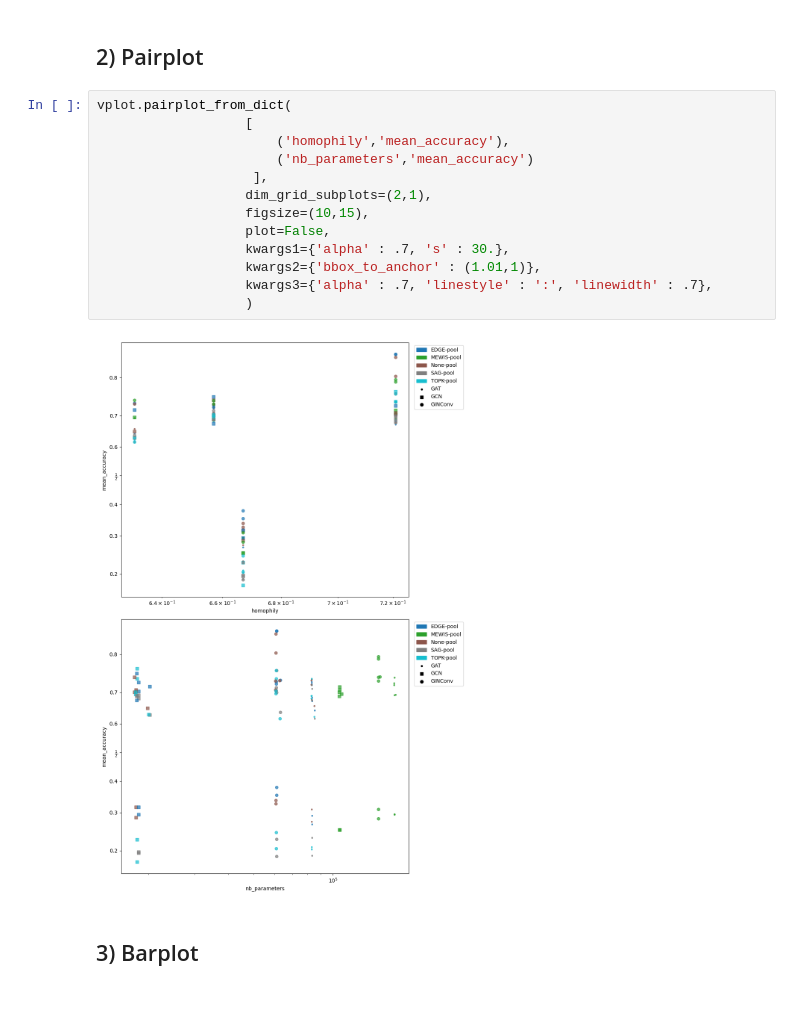
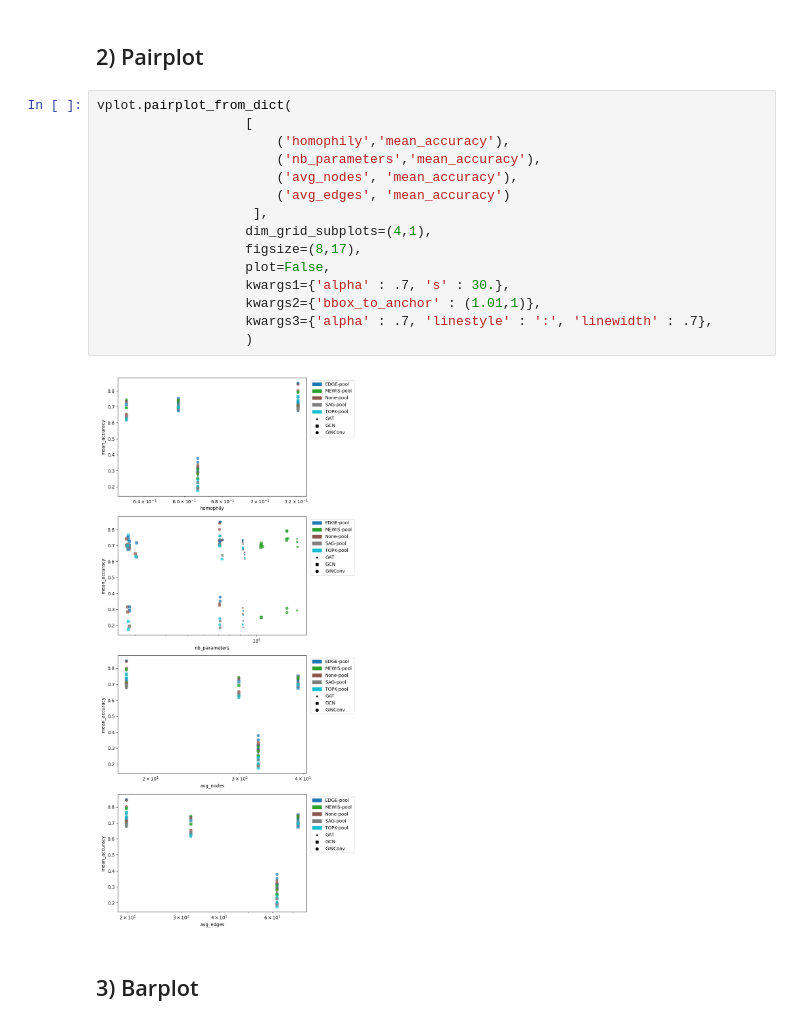
Before and after one commit to AntoineTSP/ML_research_seminar, a Jupyter notebook: Visualisation/Resultats_graphiques_GNN.ipynb, the cells around one changed output. Saved outputs shown, nothing was run; the diff lists cells and outputs as text.

Commit message:
Adding the average number of nodes and edges

```diff
--- a/Visualisation/Resultats_graphiques_GNN.ipynb
+++ b/Visualisation/Resultats_graphiques_GNN.ipynb
@@ -19,18 +19,20 @@ vplot.plot_from_dict(alpha=.7);
 # %%
 vplot.pairplot_from_dict(
                    [
                        ('homophily','mean_accuracy'),
-                       ('nb_parameters','mean_accuracy')
+                       ('nb_parameters','mean_accuracy'),
+                       ('avg_nodes', 'mean_accuracy'),
+                       ('avg_edges', 'mean_accuracy')
                     ],
-                   dim_grid_subplots=(2,1),
-                   figsize=(10,15),
+                   dim_grid_subplots=(4,1),
+                   figsize=(8,17),
                    plot=False,
                    kwargs1={'alpha' : .7, 's' : 30.},
                    kwargs2={'bbox_to_anchor' : (1.01,1)},
                    kwargs3={'alpha' : .7, 'linestyle' : ':', 'linewidth' : .7},
                    )
 # %% [output]
-[figure, old version]
+[figure, new version]
 # %% [markdown]
 ## 3) Barplot
 # %%
```
Also changed, not shown: 3 other files.
